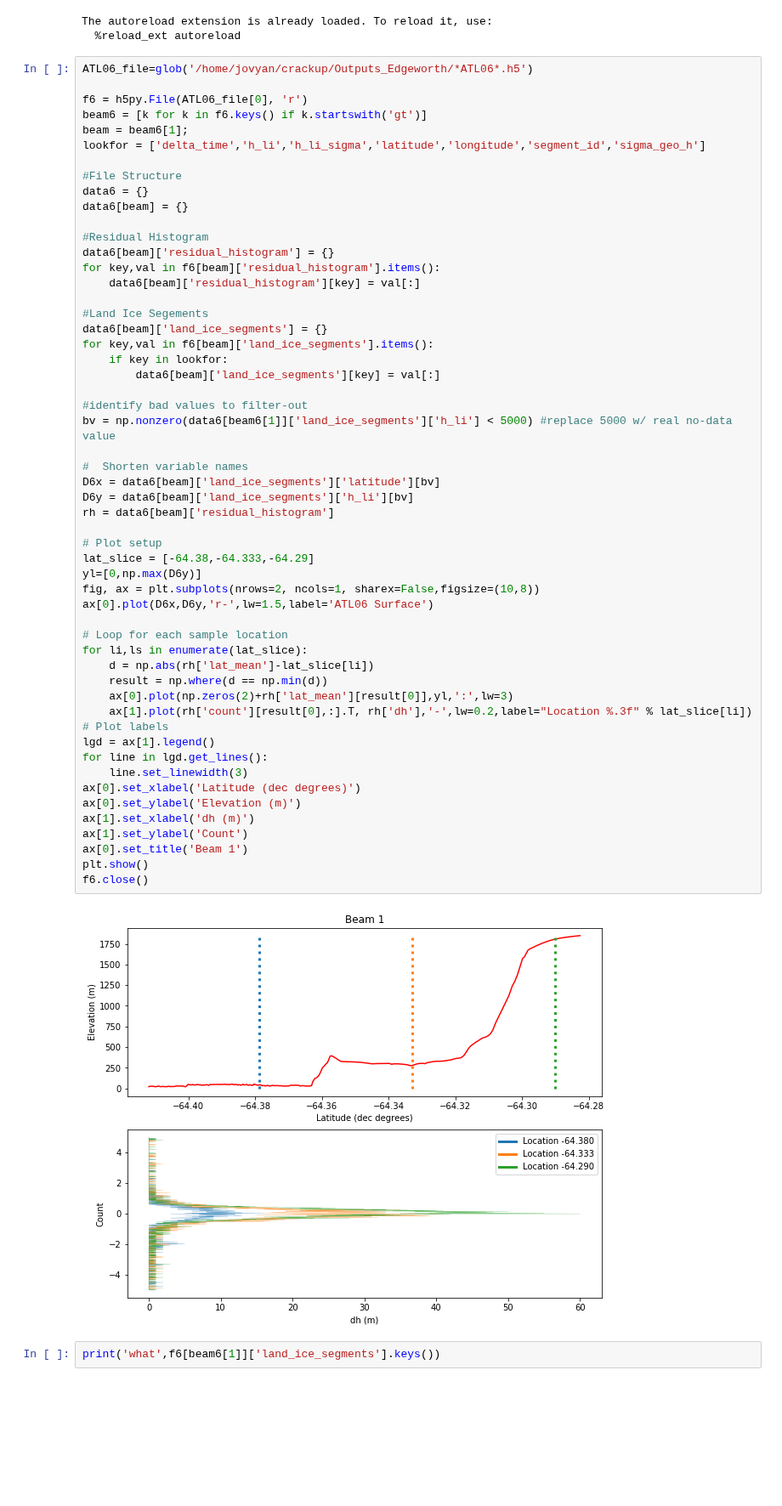
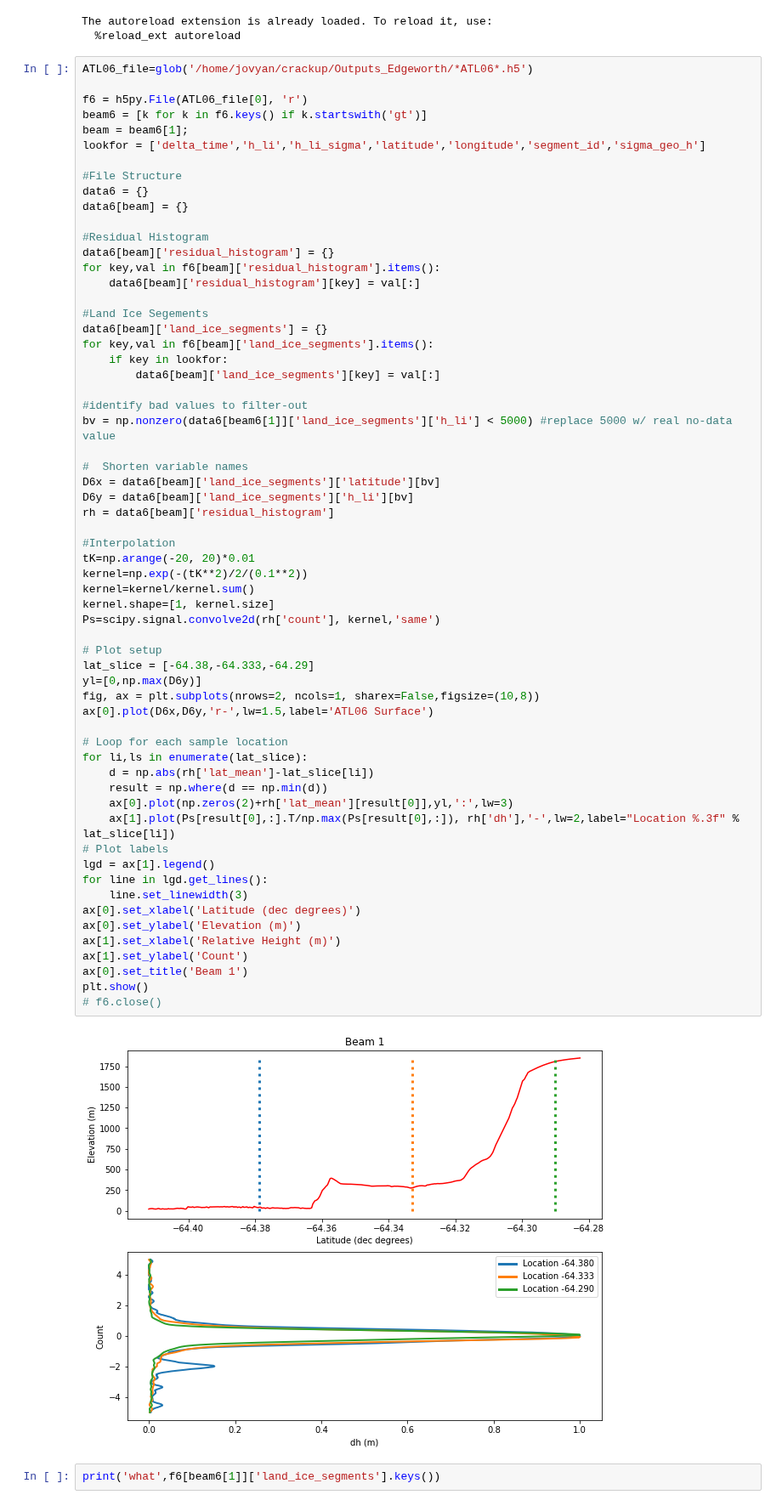
Before and after one commit to ICESAT-2HackWeek/crackup, a Jupyter notebook: histogram_plots.ipynb, the cells around one changed output. Shown at 85% size. Cells and saved outputs as stored; diff of their text form; blank space fills up the shorter version.

Commit message:
Interpolation added to histogram plot

```diff
--- a/histogram_plots.ipynb
+++ b/histogram_plots.ipynb
@@ -47,37 +47,44 @@ for key,val in f6[beam]['land_ice_segments'].items():
 
 #identify bad values to filter-out
 bv = np.nonzero(data6[beam6[1]]['land_ice_segments']['h_li'] < 5000) #replace 5000 w/ real no-data value
 
 #  Shorten variable names
 D6x = data6[beam]['land_ice_segments']['latitude'][bv]
 D6y = data6[beam]['land_ice_segments']['h_li'][bv]
 rh = data6[beam]['residual_histogram']
 
+#Interpolation
+tK=np.arange(-20, 20)*0.01
+kernel=np.exp(-(tK**2)/2/(0.1**2))
+kernel=kernel/kernel.sum()
+kernel.shape=[1, kernel.size]
+Ps=scipy.signal.convolve2d(rh['count'], kernel,'same')
+
 # Plot setup
 lat_slice = [-64.38,-64.333,-64.29]
 yl=[0,np.max(D6y)]
 fig, ax = plt.subplots(nrows=2, ncols=1, sharex=False,figsize=(10,8))
 ax[0].plot(D6x,D6y,'r-',lw=1.5,label='ATL06 Surface')
 
 # Loop for each sample location
 for li,ls in enumerate(lat_slice):
     d = np.abs(rh['lat_mean']-lat_slice[li])
     result = np.where(d == np.min(d))
     ax[0].plot(np.zeros(2)+rh['lat_mean'][result[0]],yl,':',lw=3)
-    ax[1].plot(rh['count'][result[0],:].T, rh['dh'],'-',lw=0.2,label="Location %.3f" % lat_slice[li])
+    ax[1].plot(Ps[result[0],:].T/np.max(Ps[result[0],:]), rh['dh'],'-',lw=2,label="Location %.3f" % lat_slice[li])
 # Plot labels
 lgd = ax[1].legend()
 for line in lgd.get_lines():
     line.set_linewidth(3)
 ax[0].set_xlabel('Latitude (dec degrees)')
 ax[0].set_ylabel('Elevation (m)')
-ax[1].set_xlabel('dh (m)')
+ax[1].set_xlabel('Relative Height (m)')
 ax[1].set_ylabel('Count')
 ax[0].set_title('Beam 1')
 plt.show()
-f6.close()
+# f6.close()
 # %% [output]
-[figure, old version]
+[figure, new version]
 # %%
 print('what',f6[beam6[1]]['land_ice_segments'].keys())
 # %% [output]
```
